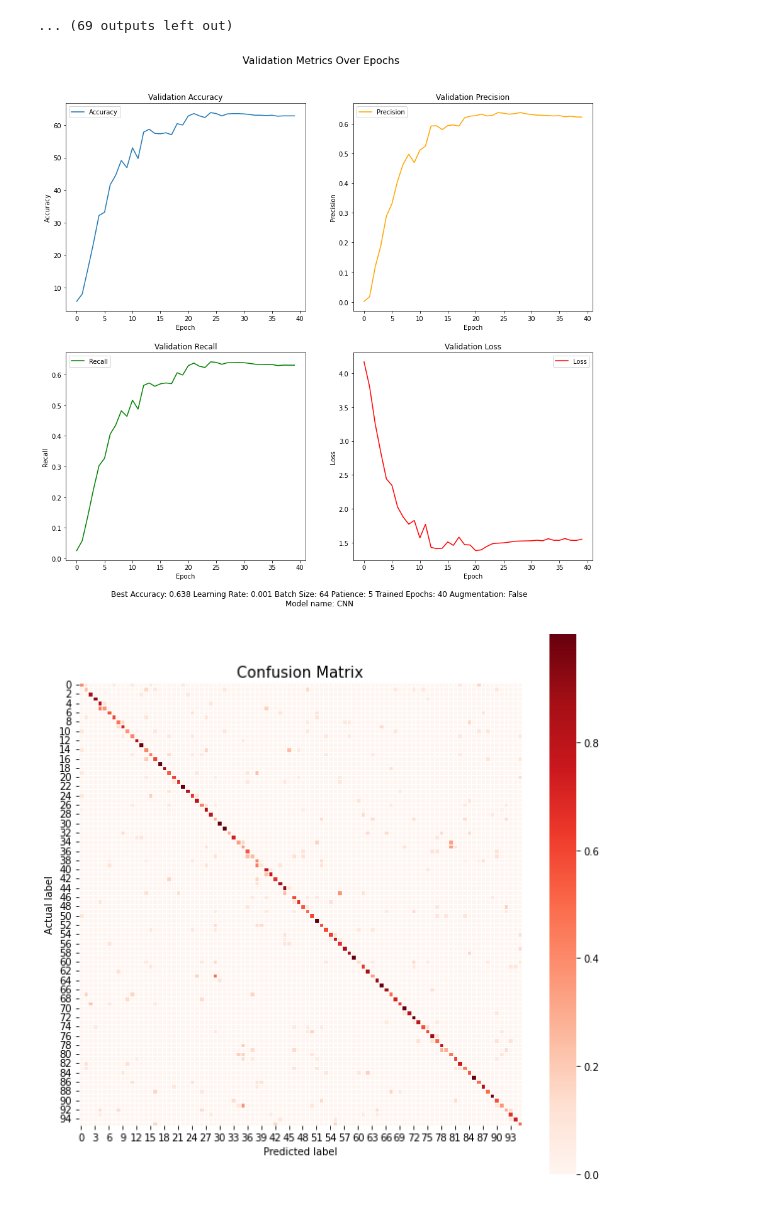
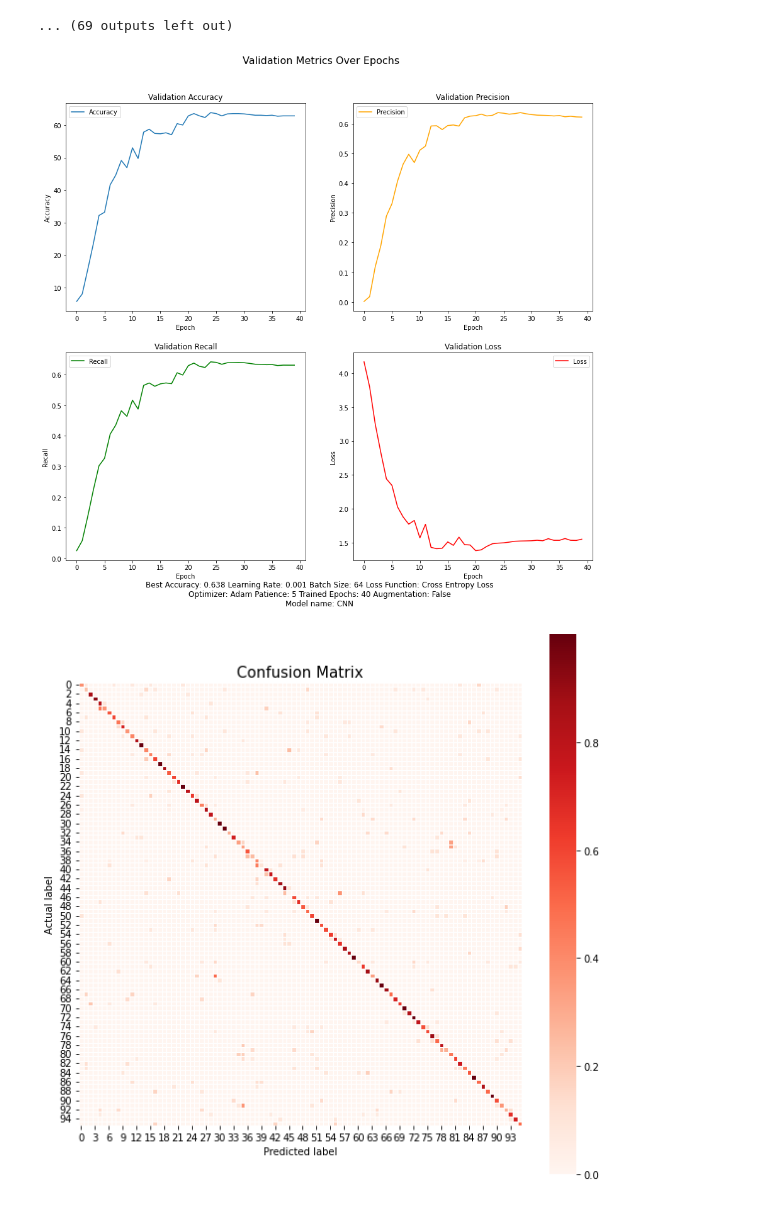
Before and after one commit to trifangrobert/Deep-Hallucination, a Jupyter notebook: src/version_net.ipynb, the cells around one changed output. Cells and saved outputs as stored; diff of their text form; code cells hidden in the pictures.

Commit message:
criterion and optimizer on plots

```diff
--- a/src/version_net.ipynb
+++ b/src/version_net.ipynb
@@ -401,33 +401,35 @@ plt.legend()
 plt.suptitle('Validation Metrics Over Epochs', fontsize=16)
 
 # fig_text = f"Best Accuracy: {hyperparameters['best']} \nLearning Rate: {hyperparameters['learning_rate']} \nBatch Size: {hyperparameters['batch_size']} \nPatience: {hyperparameters['patience']} \nTrained Epochs: {hyperparameters['trained_epochs']} \nModel name: {hyperparameters['model_name']} \nAugmentation: True"
 best = hyperparameters['best']
 lr = hyperparameters['learning_rate']
 batch_size = hyperparameters['batch_size']
 patience = hyperparameters['patience']
 trained_epochs = hyperparameters['trained_epochs']
 model_name = hyperparameters['model_name']
 augmentation = hyperparameters['augmentation']
-fig_text = f"Best Accuracy: {best} Learning Rate: {lr} Batch Size: {batch_size} Patience: {patience} Trained Epochs: {trained_epochs} Augmentation: {augmentation} \nModel name: {model_name} "
+crit = "Cross Entropy Loss"
+opt = "Adam"
+fig_text = f"Best Accuracy: {best} Learning Rate: {lr} Batch Size: {batch_size} Loss Function: {crit} \nOptimizer: {opt} Patience: {patience} Trained Epochs: {trained_epochs} Augmentation: {augmentation} \nModel name: {model_name} "
 
 plt.figtext(0.5, 0.05, fig_text, wrap=True, horizontalalignment='center', fontsize=12)
 
 plt.subplots_adjust(top=0.9)  # Add space at the top for the overall title
 plt.savefig('../plots/metrics_net_1.png')
 plt.show()
 
 # conf_matrix = np.random.randint(0, 100, size=(96, 96))
 
 global conf_matrix
 conf_matrix = conf_matrix.astype('float') / (conf_matrix.sum(axis=1)[:, np.newaxis] + 1e-7)
 
 plt.figure(figsize=(10, 10))
 sns.heatmap(conf_matrix, annot=False, linewidths=.5, square = True, cmap = 'Reds')
 plt.ylabel('Actual label')
 plt.xlabel('Predicted label')
 plt.title('Confusion Matrix', size = 15)
 plt.savefig('../plots/confusion_matrix_net_1.png')
 plt.show()
 # %% [output]
-[figure, old version]
+[figure, new version]
 [figure]
```
Also changed, not shown: 2 other files.
